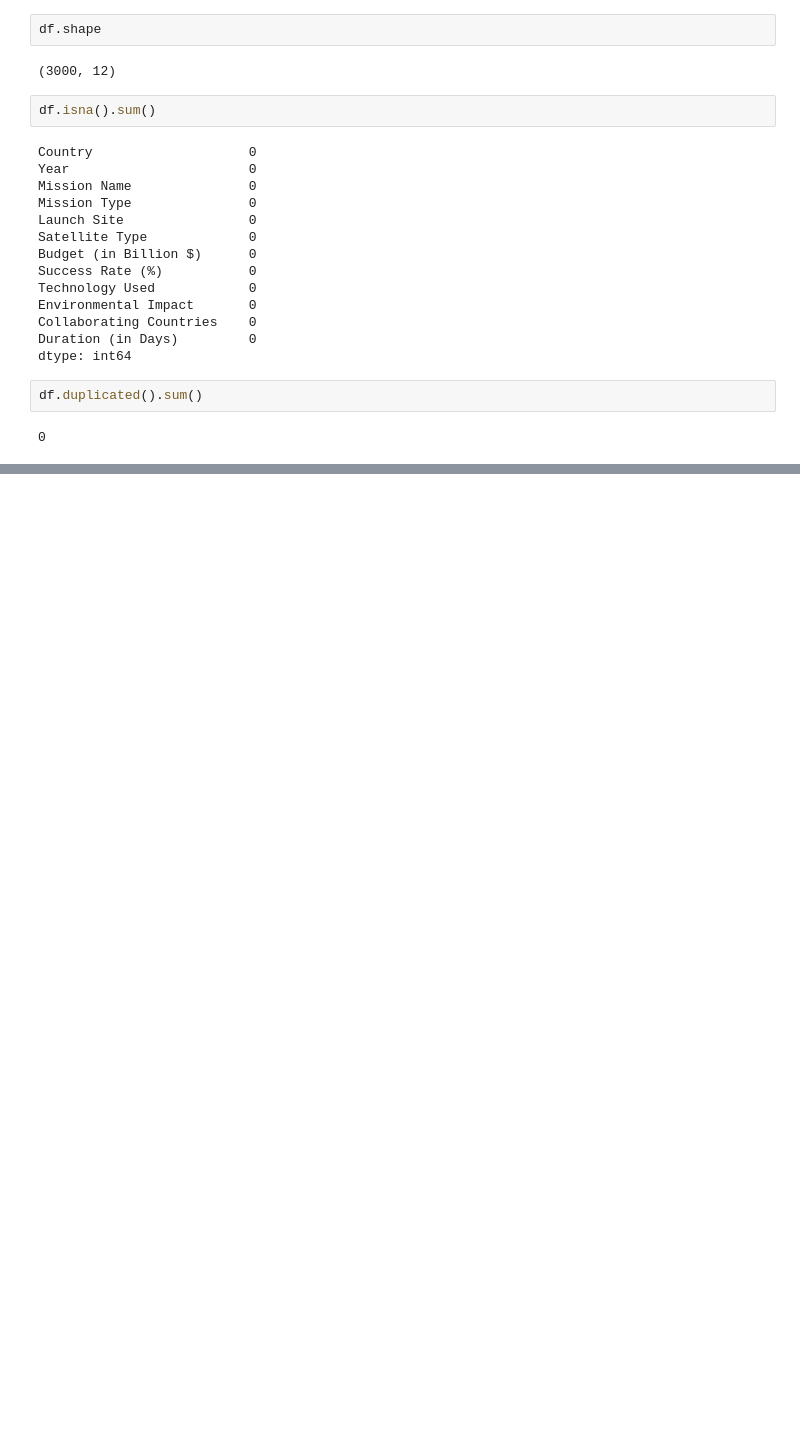
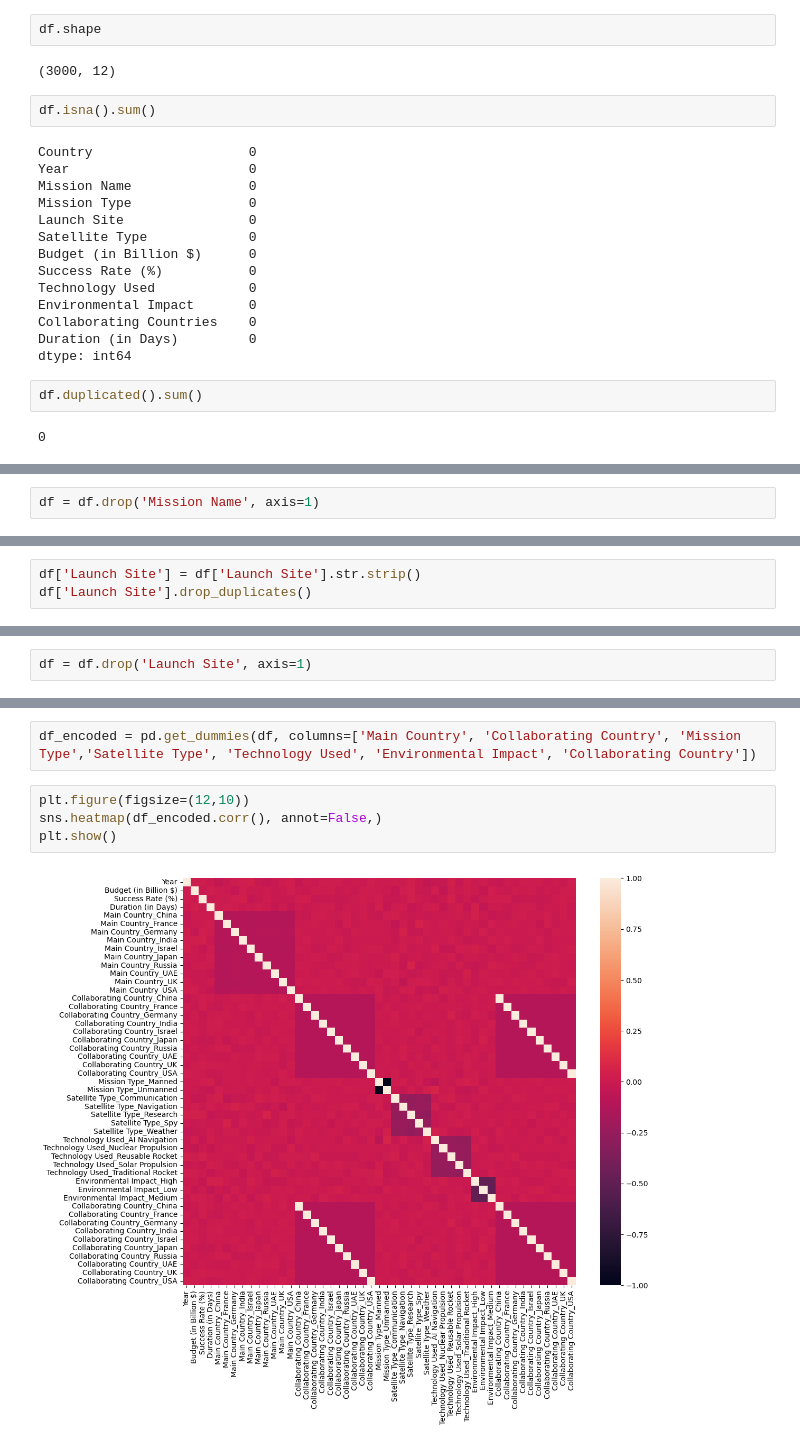
Before and after one commit to BigVictorFans/CU5PROJECTDANISH, a Jupyter notebook: notebook.ipynb, the cells around one changed output, grey strips where cells are left out. Saved outputs shown, nothing was run; the diff lists cells and outputs as text; blank space fills up the shorter version.

```diff
--- a/notebook.ipynb
+++ b/notebook.ipynb
@@ -40,0 +82,2 @@ df.duplicated().sum()
+# %%
+df = df.drop('Mission Name', axis=1)
@@ -40,0 +93,3 @@ df.duplicated().sum()
+# %%
+df['Launch Site'] = df['Launch Site'].str.strip()
+df['Launch Site'].drop_duplicates()
@@ -40,0 +119,2 @@ df.duplicated().sum()
+# %%
+df = df.drop('Launch Site', axis=1)
@@ -40,0 +130,8 @@ df.duplicated().sum()
+# %%
+df_encoded = pd.get_dummies(df, columns=['Main Country', 'Collaborating Country', 'Mission Type','Satellite Type', 'Technology Used', 'Environmental Impact', 'Collaborating Country'])
+# %%
+plt.figure(figsize=(12,10))
+sns.heatmap(df_encoded.corr(), annot=False,)
+plt.show()
+# %% [output]
+[figure, added]
```
Also changed, not shown: parts of 10 cells of this notebook.
